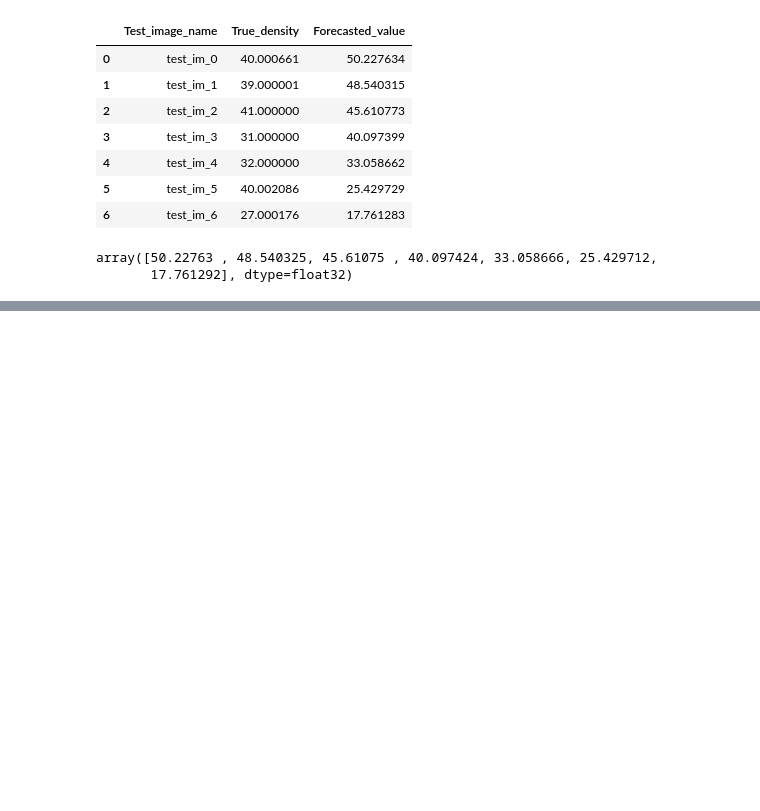
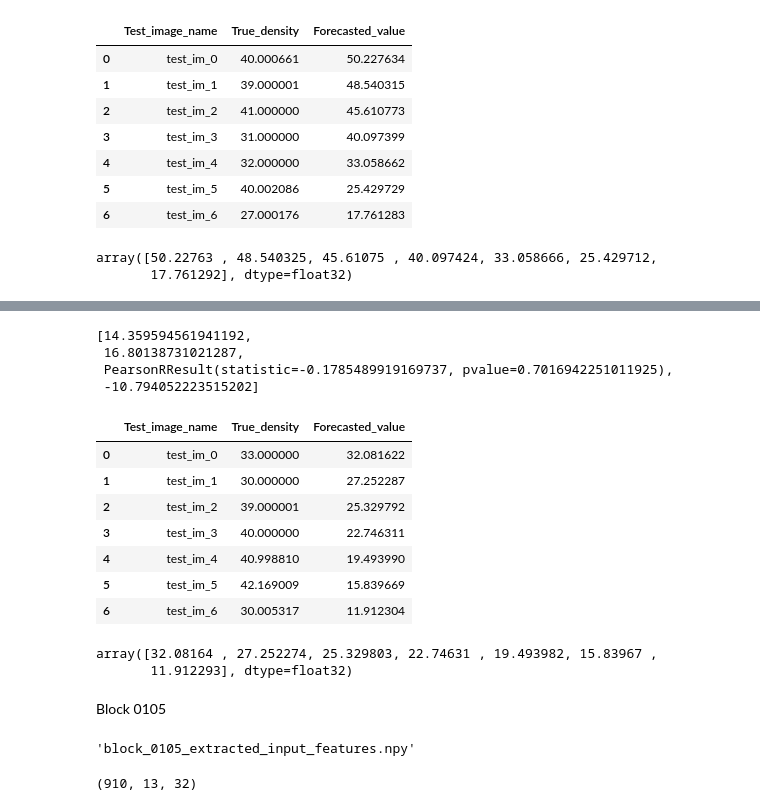
Before and after one commit to Gayara-Fernando/seq_2_seq, a Jupyter notebook: 8_inference_basemodel1_stage2.ipynb, the cells around one changed output, grey strips where cells are left out. Drawn from its saved outputs; the diff is of its cells as text; code cells hidden in the pictures; blank space fills up the shorter version.

Commit message:
Model 1 preds for all test blocks individually

```diff
--- a/8_inference_basemodel1_stage2.ipynb
+++ b/8_inference_basemodel1_stage2.ipynb
@@ -342,0 +349,3 @@ array([50.22763 , 48.540325, 45.61075 , 40.097424, 33.058666, 25.429712,
+# %%
+# Do this for a single block of data?
+loaded_test_features_0104 = np.load(os.path.join(test_features_location, all_test_featurefile_names[1]))
@@ -342,0 +356,4 @@ array([50.22763 , 48.540325, 45.61075 , 40.097424, 33.058666, 25.429712,
+# %%
+pred_vals_test_0104 = basemodel1_stage2.predict(loaded_test_features_0104)
+# reshape the predicted value, get rid of the final dimension
+pred_vals_test_0104 = pred_vals_test_0104.reshape(pred_vals_test_0104.shape[0], pred_vals_test_0104.shape[1])
@@ -342,0 +370,2 @@ array([50.22763 , 48.540325, 45.61075 , 40.097424, 33.058666, 25.429712,
+# %%
+preds_block_0104, metrics_0104, preds_df_0104 = get_final_forecasted_and_true_values(pred_vals_test_0104, image_height, image_width, 30, 30, all_test_csv_files[1])
@@ -342,0 +382,30 @@ array([50.22763 , 48.540325, 45.61075 , 40.097424, 33.058666, 25.429712,
+# %%
+metrics_0104
+# %% [output]
+[14.359594561941192,
+ 16.80138731021287,
+ PearsonRResult(statistic=-0.1785489919169737, pvalue=0.7016942251011925),
+ -10.794052223515202]
+# %%
+preds_df_0104
+# %% [output]
+|  | Test_image_name | True_density | Forecasted_value |
+| 0 | test_im_0 | 33.000000 | 32.081622 |
+| 1 | test_im_1 | 30.000000 | 27.252287 |
+| 2 | test_im_2 | 39.000001 | 25.329792 |
+| 3 | test_im_3 | 40.000000 | 22.746311 |
+| 4 | test_im_4 | 40.998810 | 19.493990 |
+| 5 | test_im_5 | 42.169009 | 15.839669 |
+| 6 | test_im_6 | 30.005317 | 11.912304 |
+# %%
+# alt method of getting preds - windows are not overlapping
+np.sum(pred_vals_test_0104, axis = 0)
+# %% [output]
+array([32.08164 , 27.252274, 25.329803, 22.74631 , 19.493982, 15.83967 ,
+       11.912293], dtype=float32)
+# %% [markdown]
+Block 0105
+# %%
+all_test_featurefile_names[2]
+# %% [output]
+'block_0105_extracted_input_features.npy'
@@ -342,0 +415,4 @@ array([50.22763 , 48.540325, 45.61075 , 40.097424, 33.058666, 25.429712,
+# %%
+loaded_test_features_0105.shape
+# %% [output]
+(910, 13, 32)
```
Also changed, not shown: parts of 141 cells of this notebook.
